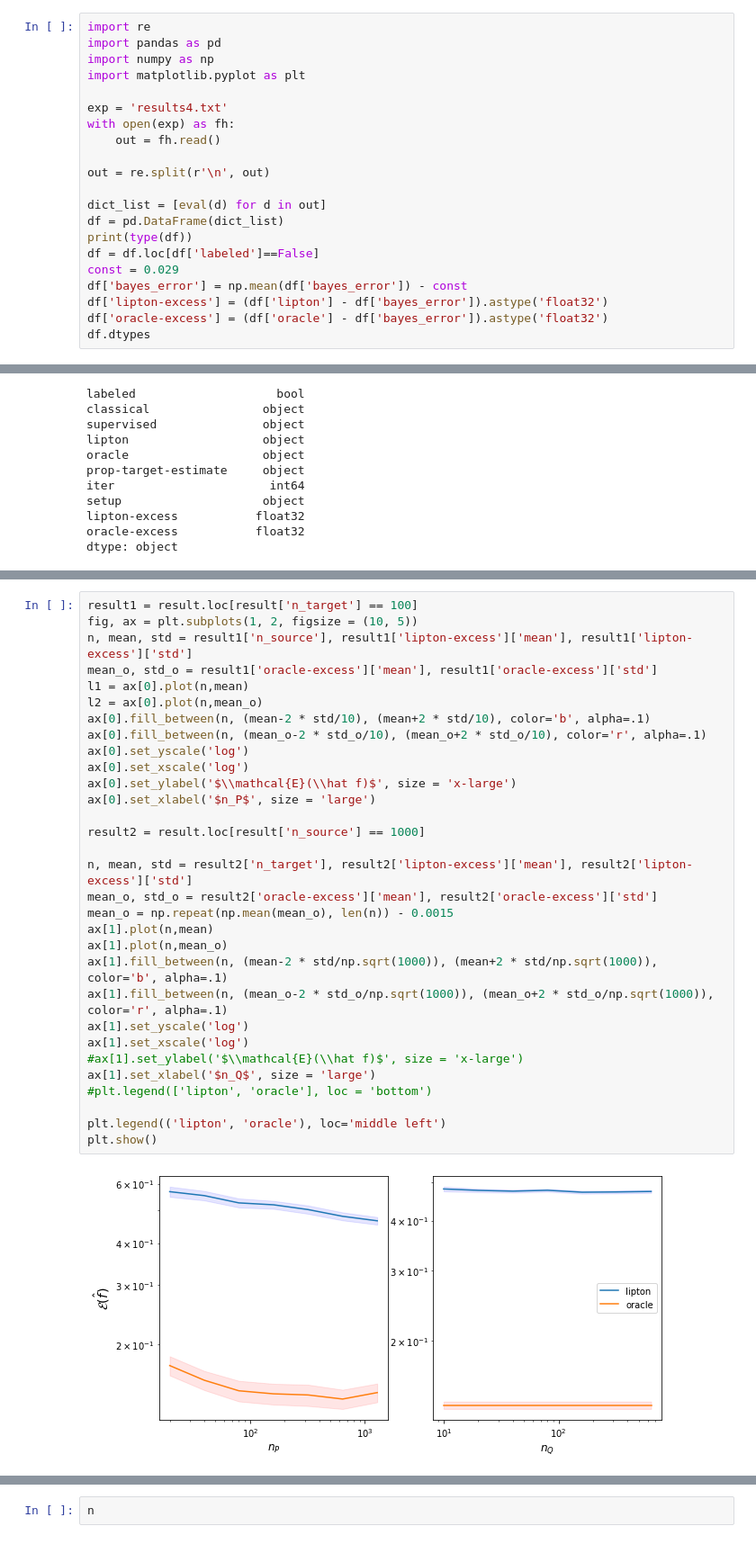
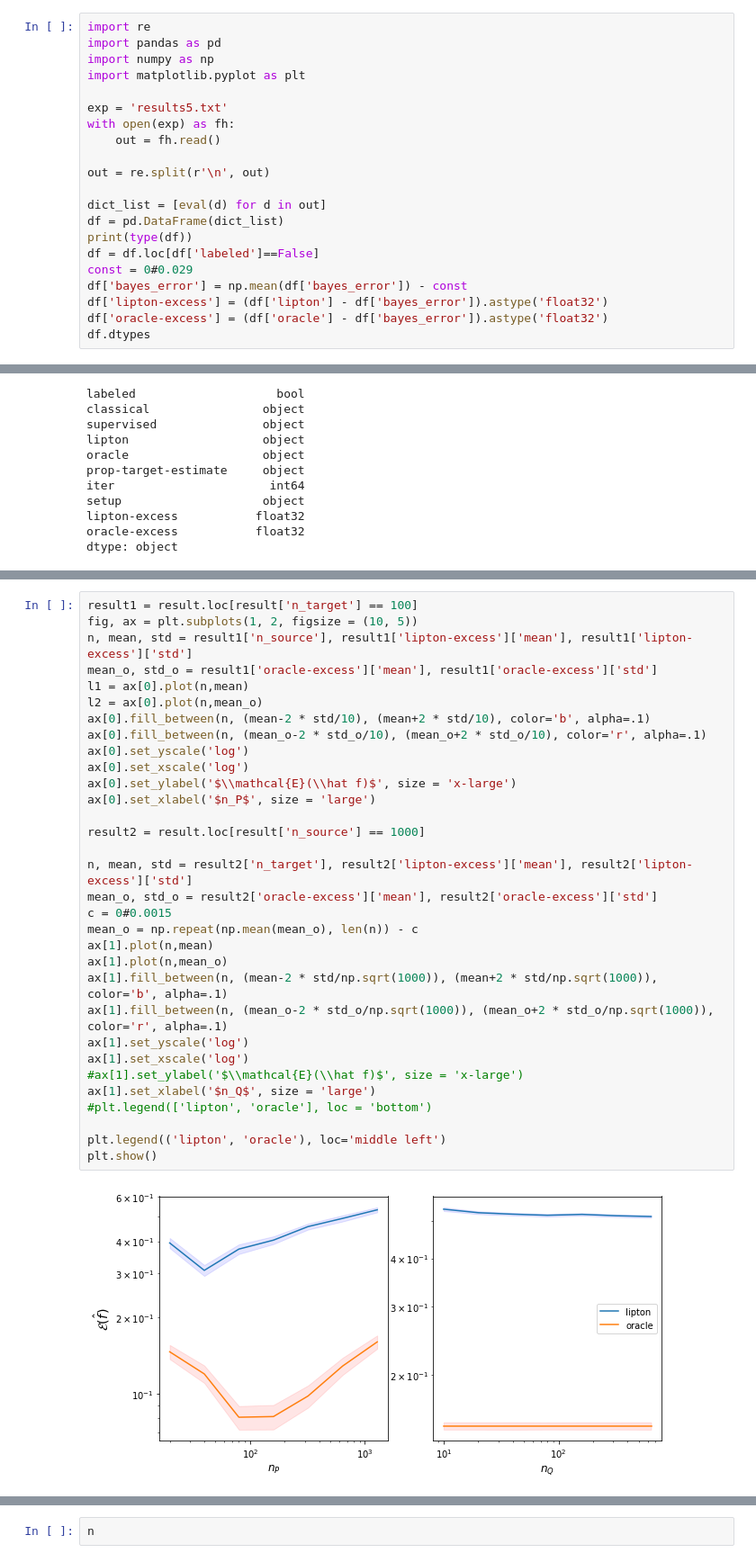
Before and after one commit to smaityumich/label-shift, a Jupyter notebook: plots.ipynb, the cells around one changed output, grey strips where cells are left out. Shown at 90% size. Drawn from its saved outputs; the diff is of its cells as text.

```diff
--- a/plots.ipynb
+++ b/plots.ipynb
@@ -4,7 +4,7 @@ import pandas as pd
 import numpy as np
 import matplotlib.pyplot as plt
 
-exp = 'results4.txt'
+exp = 'results5.txt'
 with open(exp) as fh:
     out = fh.read()
 
@@ -14,7 +14,7 @@ dict_list = [eval(d) for d in out]
 df = pd.DataFrame(dict_list)
 print(type(df))
 df = df.loc[df['labeled']==False]
-const = 0.029
+const = 0#0.029
 df['bayes_error'] = np.mean(df['bayes_error']) - const
 df['lipton-excess'] = (df['lipton'] - df['bayes_error']).astype('float32')
 df['oracle-excess'] = (df['oracle'] - df['bayes_error']).astype('float32')
@@ -65,35 +65,36 @@ result
 result1 = result.loc[result['n_target'] == 100]
 fig, ax = plt.subplots(1, 2, figsize = (10, 5))
 n, mean, std = result1['n_source'], result1['lipton-excess']['mean'], result1['lipton-excess']['std']
 mean_o, std_o = result1['oracle-excess']['mean'], result1['oracle-excess']['std']
 l1 = ax[0].plot(n,mean)
 l2 = ax[0].plot(n,mean_o)
 ax[0].fill_between(n, (mean-2 * std/10), (mean+2 * std/10), color='b', alpha=.1)
 ax[0].fill_between(n, (mean_o-2 * std_o/10), (mean_o+2 * std_o/10), color='r', alpha=.1)
 ax[0].set_yscale('log')
 ax[0].set_xscale('log')
 ax[0].set_ylabel('$\\mathcal{E}(\\hat f)$', size = 'x-large')
 ax[0].set_xlabel('$n_P$', size = 'large')
 
 result2 = result.loc[result['n_source'] == 1000]
 
 n, mean, std = result2['n_target'], result2['lipton-excess']['mean'], result2['lipton-excess']['std']
 mean_o, std_o = result2['oracle-excess']['mean'], result2['oracle-excess']['std']
-mean_o = np.repeat(np.mean(mean_o), len(n)) - 0.0015
+c = 0#0.0015
+mean_o = np.repeat(np.mean(mean_o), len(n)) - c
 ax[1].plot(n,mean)
 ax[1].plot(n,mean_o)
 ax[1].fill_between(n, (mean-2 * std/np.sqrt(1000)), (mean+2 * std/np.sqrt(1000)), color='b', alpha=.1)
 ax[1].fill_between(n, (mean_o-2 * std_o/np.sqrt(1000)), (mean_o+2 * std_o/np.sqrt(1000)), color='r', alpha=.1)
 ax[1].set_yscale('log')
 ax[1].set_xscale('log')
 #ax[1].set_ylabel('$\\mathcal{E}(\\hat f)$', size = 'x-large')
 ax[1].set_xlabel('$n_Q$', size = 'large')
 #plt.legend(['lipton', 'oracle'], loc = 'bottom')
 
 plt.legend(('lipton', 'oracle'), loc='middle left')
 plt.show()
 # %% [output]
-[figure, old version]
+[figure, new version]
 # %%
 exp = 'results3.txt'
 with open(exp) as fh:
```
Also changed, not shown: parts of 3 cells of this notebook, 4 other files.
